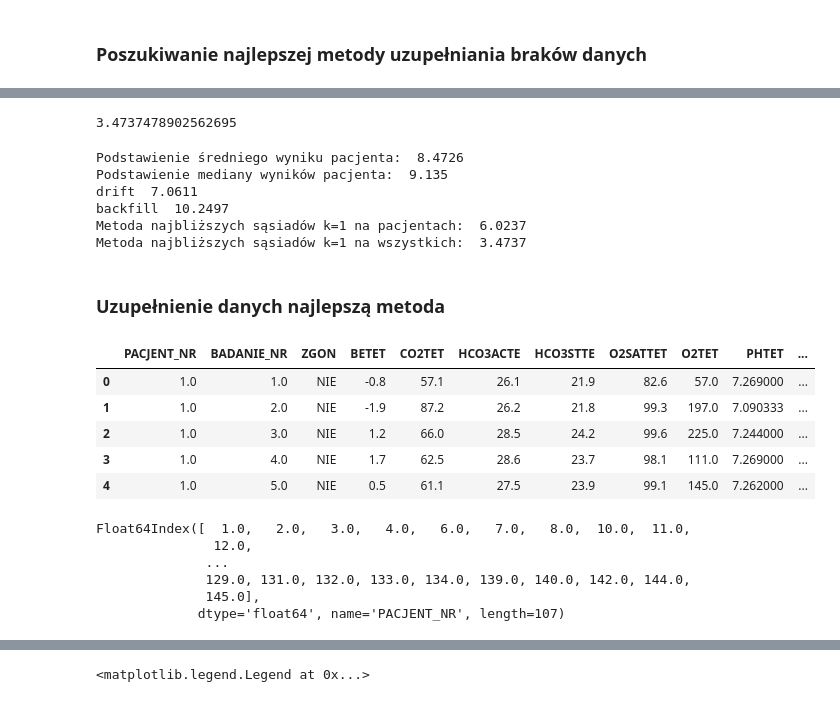
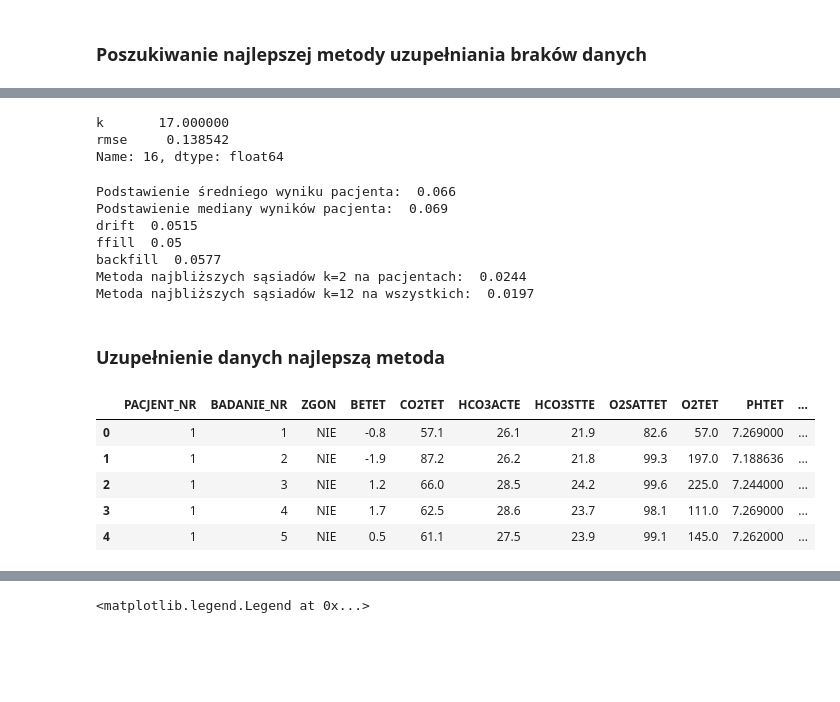
Before and after one commit to dorota10/GasometryTimeSeriesAnalysis, a Jupyter notebook: gasometry_analysis/przygotowanie_danych.ipynb, the cells around one changed output, grey strips where cells are left out. Drawn from its saved outputs; the diff is of its cells as text; code cells hidden in the pictures; blank space fills up the shorter version.

```diff
--- a/gasometry_analysis/przygotowanie_danych.ipynb
+++ b/gasometry_analysis/przygotowanie_danych.ipynb
@@ -108,4 +123,0 @@ min(range(len(a)),key=lambda i: a[i])
-# %%
-a[4]
-# %% [output]
-3.4737478902562695
@@ -111,0 +146,6 @@ a[4]
+# %%
+wyn_knn_all_df.iloc[wyn_knn_all_df["rmse"].idxmin()]
+# %% [output]
+k       17.000000
+rmse     0.138542
+Name: 16, dtype: float64
@@ -136,41 +202,32 @@ pacjenci_df["knn_all"]=kmni_imputer.fit_transform(df_nowe[cols])
 print("Podstawienie średniego wyniku pacjenta: ", str(np.round(mean_squared_error(df_bezna[cols], pacjenci_df['mean']), 4)))
 print("Podstawienie mediany wyników pacjenta: ", str(np.round(mean_squared_error(df_bezna[cols], pacjenci_df['median']), 4)))
 print("drift ", str(np.round(mean_squared_error(df_bezna[cols], pacjenci_df['drift']), 4)))
+print("ffill ", str(np.round(mean_squared_error(df_bezna[cols], pacjenci_df['ffill']), 4)))
 print("backfill ", str(np.round(mean_squared_error(df_bezna[cols], pacjenci_df['backfill']), 4)))
-print("Metoda najbliższych sąsiadów k=1 na pacjentach: ", str(np.round(mean_squared_error(df_bezna[cols], pacjenci_df['knn_p']),4)))
-print("Metoda najbliższych sąsiadów k=1 na wszystkich: ", str(np.round(mean_squared_error(df_bezna[cols], pacjenci_df['knn_all']),4)))
+print("Metoda najbliższych sąsiadów k=2 na pacjentach: ", str(np.round(mean_squared_error(df_bezna[cols], pacjenci_df['knn_p']),4)))
+print("Metoda najbliższych sąsiadów k=12 na wszystkich: ", str(np.round(mean_squared_error(df_bezna[cols], pacjenci_df["knn_all"]),4)))
 # %% [output]
-Podstawienie średniego wyniku pacjenta:  8.4726
-Podstawienie mediany wyników pacjenta:  9.135
-drift  7.0611
-backfill  10.2497
-Metoda najbliższych sąsiadów k=1 na pacjentach:  6.0237
-Metoda najbliższych sąsiadów k=1 na wszystkich:  3.4737
+Podstawienie średniego wyniku pacjenta:  0.066
+Podstawienie mediany wyników pacjenta:  0.069
+drift  0.0515
+ffill  0.05
+backfill  0.0577
+Metoda najbliższych sąsiadów k=2 na pacjentach:  0.0244
+Metoda najbliższych sąsiadów k=12 na wszystkich:  0.0197
 # %% [markdown]
 ### Uzupełnienie danych najlepszą metoda
 # %%
 #wypełnianie braków metodą K najbliższych sąsiadów
-imputer = KNNImputer(n_neighbors=3)
+imputer = KNNImputer(n_neighbors=11)
 df=df0.copy()
 numeric_cols = df.columns[~df.columns.isin(["ZGON"])]
 transforms=imputer.fit_transform(df.loc[:, numeric_cols])
 df.loc[:, numeric_cols] = transforms
 df.head()
 # %% [output]
 |  | PACJENT_NR | BADANIE_NR | ZGON | BETET | CO2TET | HCO3ACTE | HCO3STTE | O2SATTET | O2TET | PHTET | ... |
-| 0 | 1.0 | 1.0 | NIE | -0.8 | 57.1 | 26.1 | 21.9 | 82.6 | 57.0 | 7.269000 | ... |
-| 1 | 1.0 | 2.0 | NIE | -1.9 | 87.2 | 26.2 | 21.8 | 99.3 | 197.0 | 7.090333 | ... |
-| 2 | 1.0 | 3.0 | NIE | 1.2 | 66.0 | 28.5 | 24.2 | 99.6 | 225.0 | 7.244000 | ... |
-| 3 | 1.0 | 4.0 | NIE | 1.7 | 62.5 | 28.6 | 23.7 | 98.1 | 111.0 | 7.269000 | ... |
-| 4 | 1.0 | 5.0 | NIE | 0.5 | 61.1 | 27.5 | 23.9 | 99.1 | 145.0 | 7.262000 | ... |
+| 0 | 1 | 1 | NIE | -0.8 | 57.1 | 26.1 | 21.9 | 82.6 | 57.0 | 7.269000 | ... |
+| 1 | 1 | 2 | NIE | -1.9 | 87.2 | 26.2 | 21.8 | 99.3 | 197.0 | 7.188636 | ... |
+| 2 | 1 | 3 | NIE | 1.2 | 66.0 | 28.5 | 24.2 | 99.6 | 225.0 | 7.244000 | ... |
+| 3 | 1 | 4 | NIE | 1.7 | 62.5 | 28.6 | 23.7 | 98.1 | 111.0 | 7.269000 | ... |
+| 4 | 1 | 5 | NIE | 0.5 | 61.1 | 27.5 | 23.9 | 99.1 | 145.0 | 7.262000 | ... |
-# %%
-id_df=df[["PACJENT_NR","BADANIE_NR"]].groupby('PACJENT_NR').max().add_suffix('_liczba')>6
-id6=id_df.index[id_df["BADANIE_NR_liczba"]]
-id6
-# %% [output]
-Float64Index([  1.0,   2.0,   3.0,   4.0,   6.0,   7.0,   8.0,  10.0,  11.0,
-               12.0,
-              ...
-              129.0, 131.0, 132.0, 133.0, 134.0, 139.0, 140.0, 142.0, 144.0,
-              145.0],
-             dtype='float64', name='PACJENT_NR', length=107)
```
Also changed, not shown: parts of 14 cells of this notebook, 2 other files.
